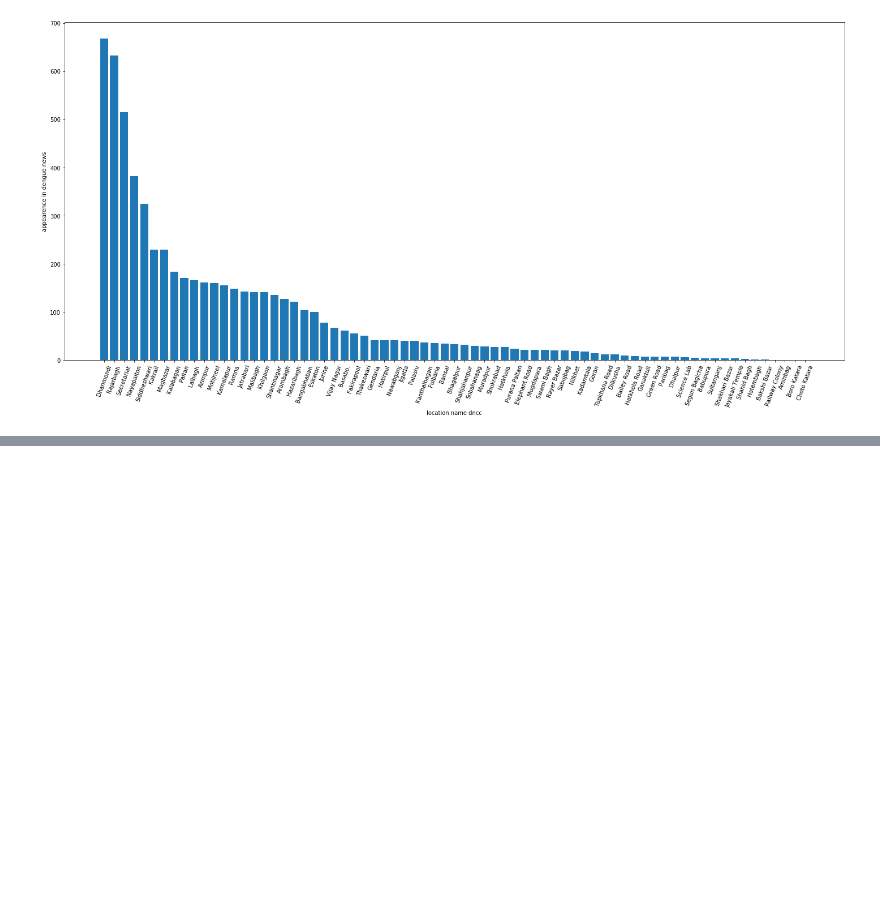
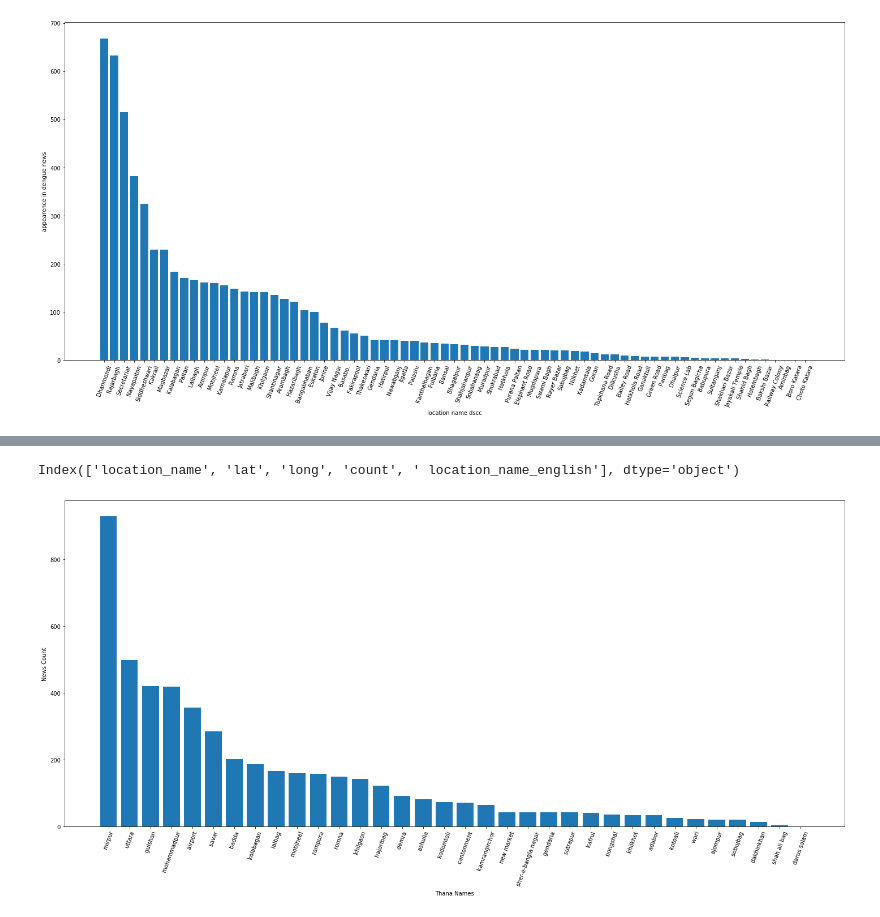
Before and after one commit to facevoid/dengue-news-location-heatmap, a Jupyter notebook: news-count-plots.ipynb, the cells around one changed output, grey strips where cells are left out. Cells and saved outputs as stored; diff of their text form; code cells hidden in the pictures; blank space fills up the shorter version.

```diff
--- a/news-count-plots.ipynb
+++ b/news-count-plots.ipynb
@@ -56,0 +65,9 @@ plot_bar_chart(X, y, xlabel = 'location name dscc', ylabel = 'appearence in deng
+# %%
+df = pd.read_csv('data_for_plot/thana_locations_dengue_news_count_location_wise_v3_all_location.csv')
+print(df.keys())
+X = list(df[' location_name_english'])
+y = list(df['count'])
+plot_bar_chart(X,y, xlabel = 'Thana Names', ylabel= 'News Count', file_name_to_save='thana_wise_dengue_news_dhaka_count_all')
+# %% [output]
+Index(['location_name', 'lat', 'long', 'count', ' location_name_english'], dtype='object')
+[figure, added]
```
Also changed, not shown: parts of 7 cells of this notebook, 14 other files.
